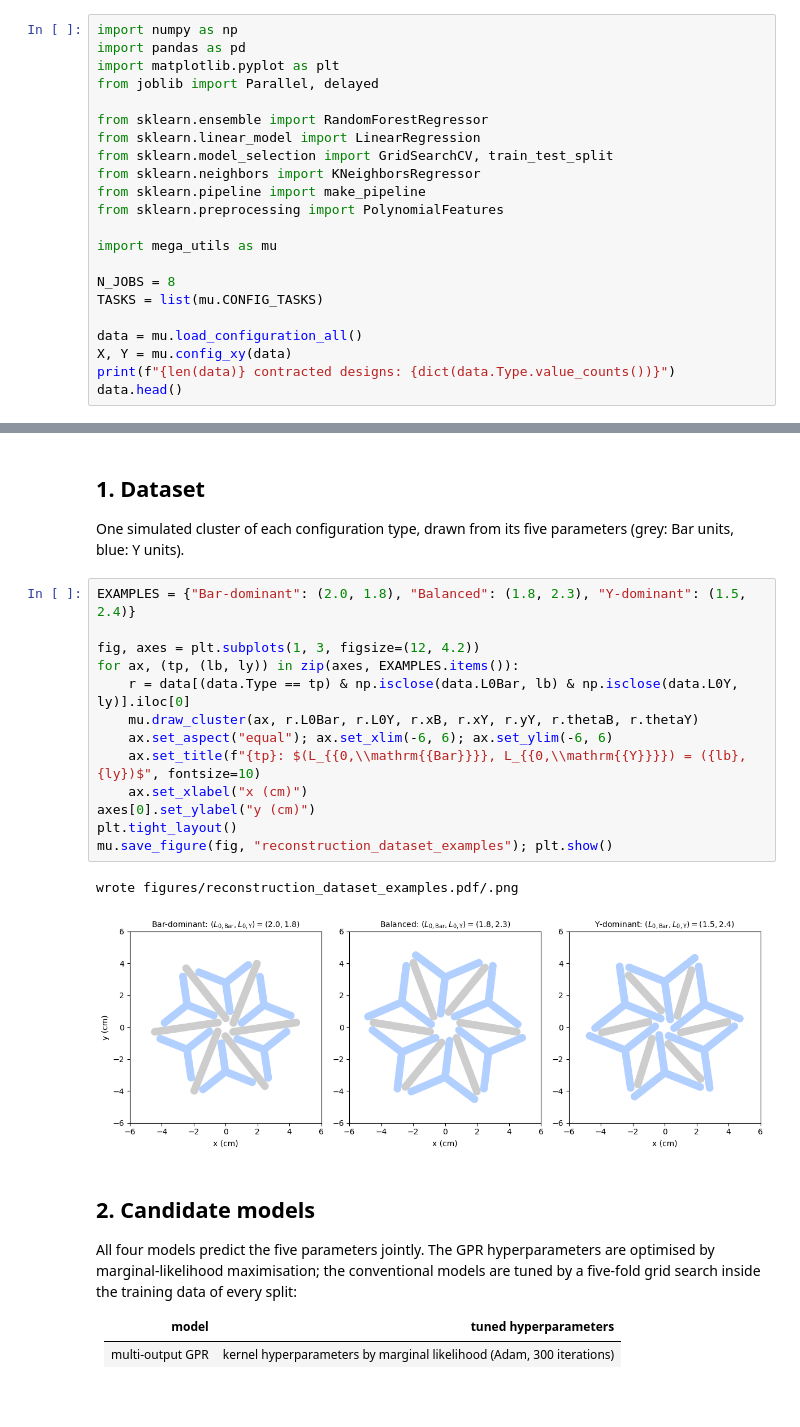
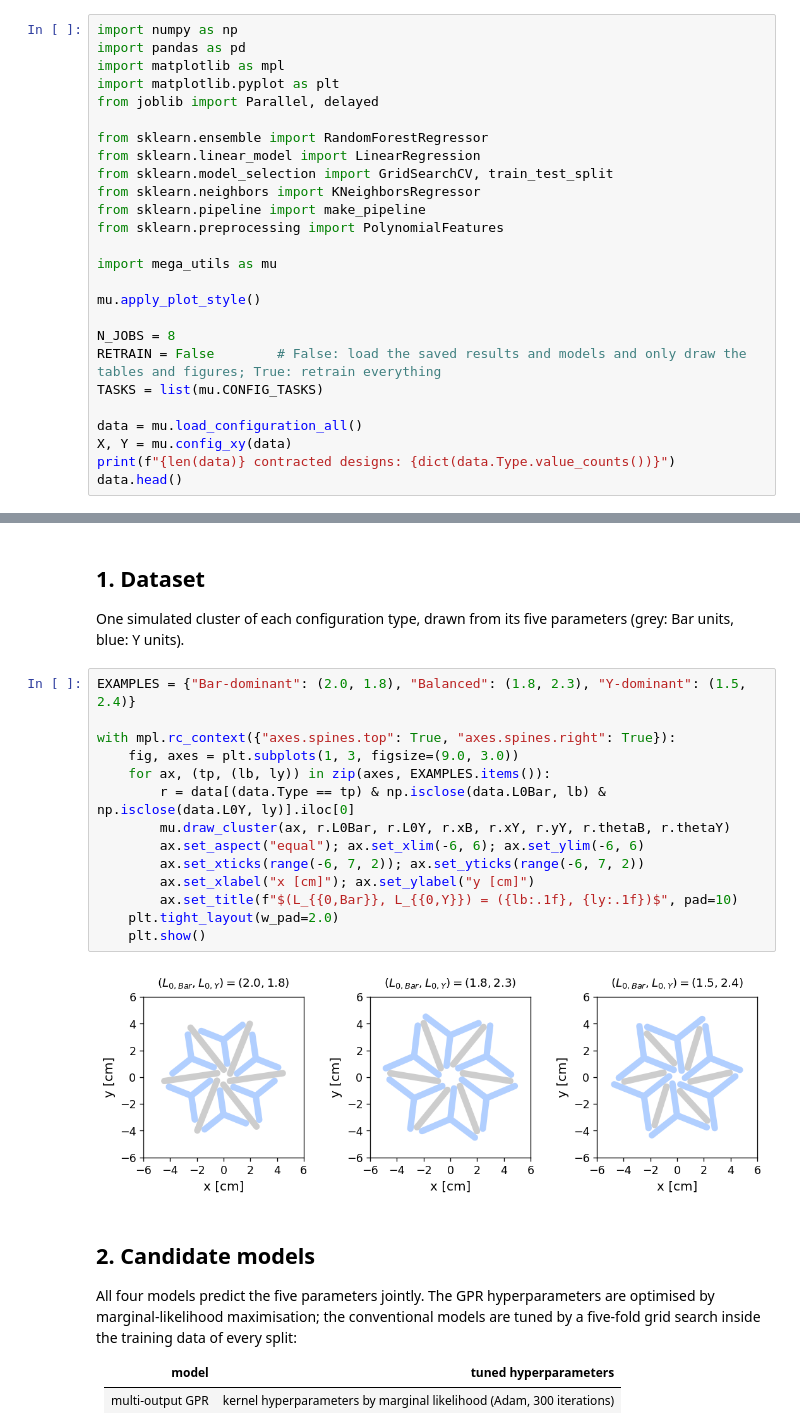
Before and after one commit to keten-group/MEGAs, a Jupyter notebook: cluster_configuration_geometry_reconstruction.ipynb, the cells around one changed output, grey strips where cells are left out. Cells and saved outputs as stored; diff of their text form; blank space fills up the shorter version.

```diff
--- a/cluster_configuration_geometry_reconstruction.ipynb
+++ b/cluster_configuration_geometry_reconstruction.ipynb
@@ -13,6 +13,7 @@ Owing to the rotational symmetry of the clusters, a configuration is described b
 # %%
 import numpy as np
 import pandas as pd
+import matplotlib as mpl
 import matplotlib.pyplot as plt
 from joblib import Parallel, delayed
 
@@ -25,7 +26,10 @@ from sklearn.preprocessing import PolynomialFeatures
 
 import mega_utils as mu
 
+mu.apply_plot_style()
+
 N_JOBS = 8
+RETRAIN = False        # False: load the saved results and models and only draw the tables and figures; True: retrain everything
 TASKS = list(mu.CONFIG_TASKS)
 
 data = mu.load_configuration_all()
@@ -47,19 +51,19 @@ One simulated cluster of each configuration type, drawn from its five parameters
 # %%
 EXAMPLES = {"Bar-dominant": (2.0, 1.8), "Balanced": (1.8, 2.3), "Y-dominant": (1.5, 2.4)}
 
-fig, axes = plt.subplots(1, 3, figsize=(12, 4.2))
-for ax, (tp, (lb, ly)) in zip(axes, EXAMPLES.items()):
-    r = data[(data.Type == tp) & np.isclose(data.L0Bar, lb) & np.isclose(data.L0Y, ly)].iloc[0]
-    mu.draw_cluster(ax, r.L0Bar, r.L0Y, r.xB, r.xY, r.yY, r.thetaB, r.thetaY)
-    ax.set_aspect("equal"); ax.set_xlim(-6, 6); ax.set_ylim(-6, 6)
-    ax.set_title(f"{tp}: $(L_{{0,\\mathrm{{Bar}}}}, L_{{0,\\mathrm{{Y}}}}) = ({lb}, {ly})$", fontsize=10)
-    ax.set_xlabel("x (cm)")
-axes[0].set_ylabel("y (cm)")
-plt.tight_layout()
-mu.save_figure(fig, "reconstruction_dataset_examples"); plt.show()
+with mpl.rc_context({"axes.spines.top": True, "axes.spines.right": True}):
+    fig, axes = plt.subplots(1, 3, figsize=(9.0, 3.0))
+    for ax, (tp, (lb, ly)) in zip(axes, EXAMPLES.items()):
+        r = data[(data.Type == tp) & np.isclose(data.L0Bar, lb) & np.isclose(data.L0Y, ly)].iloc[0]
+        mu.draw_cluster(ax, r.L0Bar, r.L0Y, r.xB, r.xY, r.yY, r.thetaB, r.thetaY)
+        ax.set_aspect("equal"); ax.set_xlim(-6, 6); ax.set_ylim(-6, 6)
+        ax.set_xticks(range(-6, 7, 2)); ax.set_yticks(range(-6, 7, 2))
+        ax.set_xlabel("x [cm]"); ax.set_ylabel("y [cm]")
+        ax.set_title(f"$(L_{{0,Bar}}, L_{{0,Y}}) = ({lb:.1f}, {ly:.1f})$", pad=10)
+    plt.tight_layout(w_pad=2.0)
+    plt.show()
 # %% [output]
-wrote figures/reconstruction_dataset_examples.pdf/.png
-[figure, old version]
+[figure, new version]
 # %% [markdown]
 ## 2. Candidate models
 
```
Also changed, not shown: parts of 6 cells of this notebook, 29 other files.
